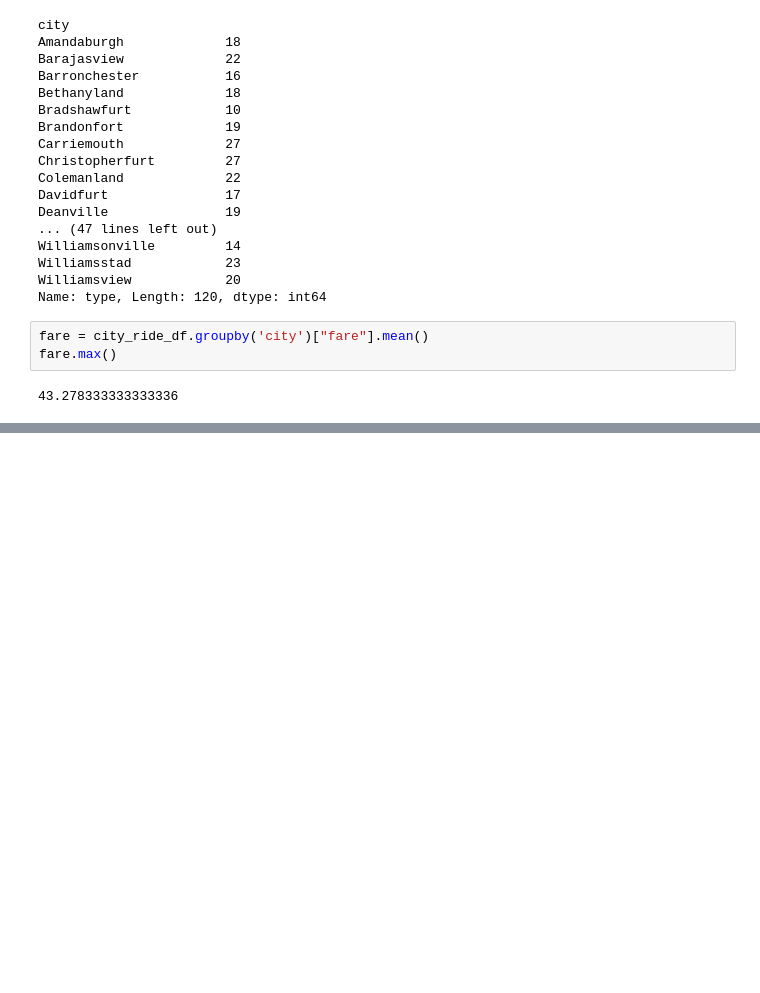
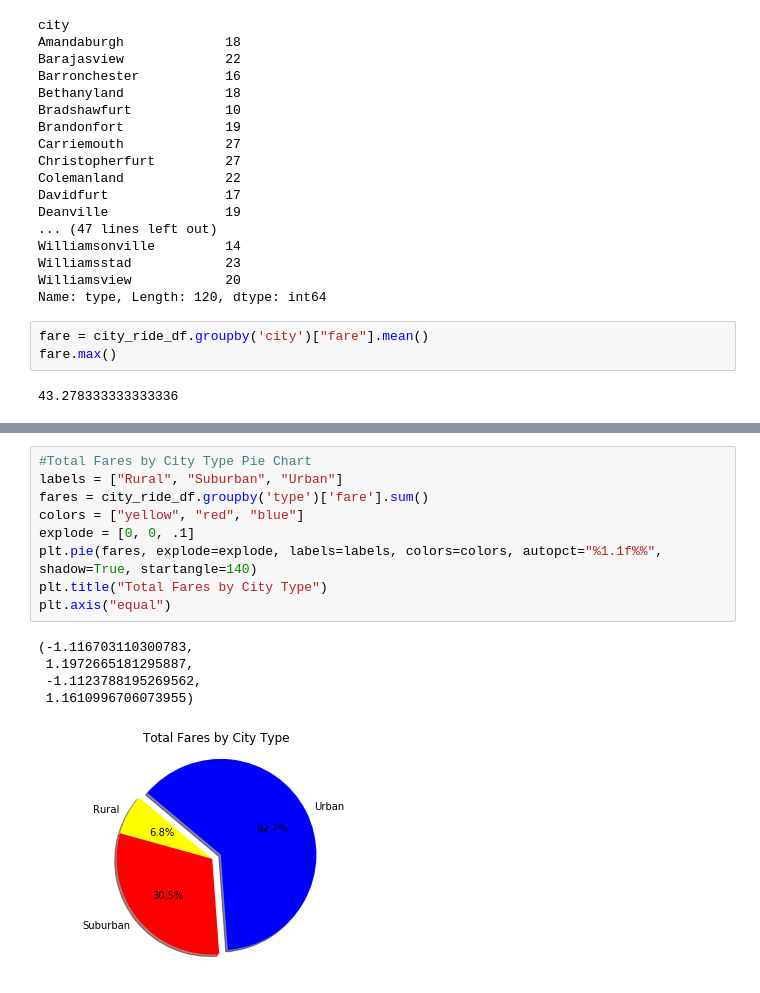
Before and after one commit to erjacobs2/Matplotlib, a Jupyter notebook: Pyber.ipynb, the cells around one changed output, grey strips where cells are left out. Saved outputs shown, nothing was run; the diff lists cells and outputs as text; blank space fills up the shorter version.

```diff
--- a/Pyber.ipynb
+++ b/Pyber.ipynb
@@ -116,0 +100,15 @@ plt.axis("equal")
+# %%
+#Total Fares by City Type Pie Chart
+labels = ["Rural", "Suburban", "Urban"]
+fares = city_ride_df.groupby('type')['fare'].sum()
+colors = ["yellow", "red", "blue"]
+explode = [0, 0, .1]
+plt.pie(fares, explode=explode, labels=labels, colors=colors, autopct="%1.1f%%", shadow=True, startangle=140)
+plt.title("Total Fares by City Type")
+plt.axis("equal")
+# %% [output]
+(-1.116703110300783,
+ 1.1972665181295887,
+ -1.1123788195269562,
+ 1.1610996706073955)
+[figure, added]
```
Also changed, not shown: parts of 8 cells of this notebook.
